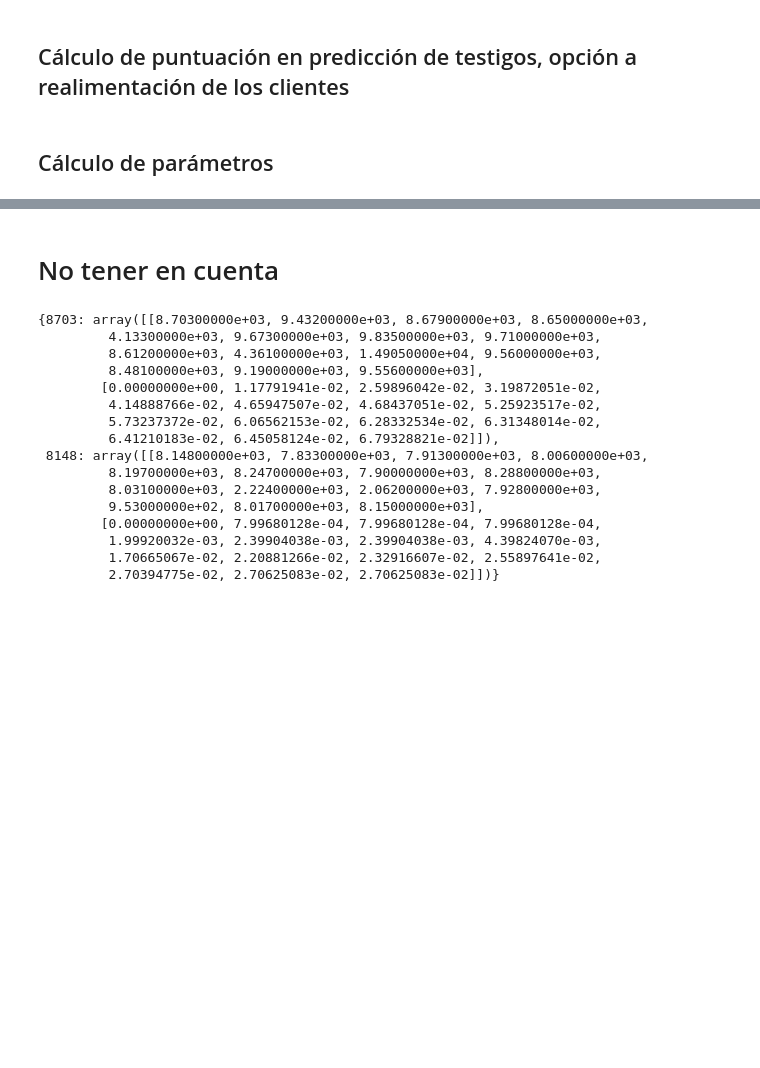
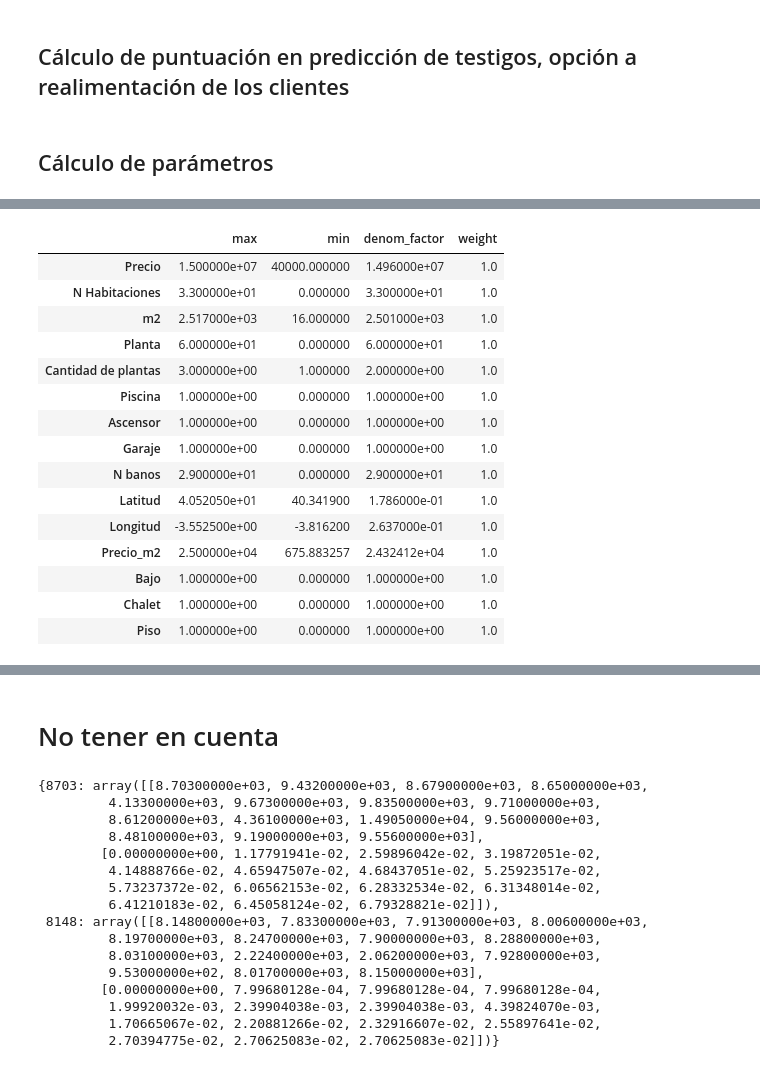
Before and after one commit to julioCasalV/tfm_kschool, a Jupyter notebook: Modelado.ipynb, the cells around one changed output, grey strips where cells are left out. Drawn from its saved outputs; the diff is of its cells as text; code cells hidden in the pictures; blank space fills up the shorter version.

```diff
--- a/Modelado.ipynb
+++ b/Modelado.ipynb
@@ -314,7 +278,7 @@ def total_factors_combinations(factor_list):
         total_factors_combinations.append(factors_item)
     return total_factors_combinations
 
-def ranking_factors_combinations(X_train, X_test, factor_list, conditions_sample):
+def ranking_factors_combinations(X_train, X_test, factor_list, conditions_sample, y_train):
     conditions_sample = parse_tipo(conditions_sample)
     factors_combinations = total_factors_combinations(factor_list)
     X_train_params = X_train.copy()
@@ -342,0 +348,40 @@ combinations = ranking_factors_combinations(X_train, X_test, factor_list, condit
+# %%
+%%time
+# Condiciones que determinamos para verificar un testigo como válido, el cálculo del score se basará en estas
+conditions_sample = {'Latitud':0.1,'Longitud':0.1,'m2':0.015}
+
+#~Parámetros para probar malla y ibtener los más adecuados
+factor_list = {}
+factor_list['Latitud'] = [0.1,0.4,1]
+factor_list['Longitud'] = [0.1,0.4,1]
+factor_list['m2'] = [0.1,0.4,1]
+factor_list['Tipo'] = [0.1]
+
+data = pd.read_csv('Datos_Madrid_tratados.csv')
+
+
+data2 = data.copy()
+
+# Conjunto que usaremos para obtener parámetros y comprobar resultados en CV
+data2_train = data2.sample(frac=0.75, random_state = 0)
+
+
+data2_train.loc[data2_train["Tipo"].isin(["Atico", "Residencial"]), "Tipo"] = "Piso"
+data2_train.loc[data2_train["Tipo"].isin(["Entreplanta", "Uso comercial"]), "Tipo"] = "Bajo"
+
+# Conjunto donde probaremos después los parámetros, dummificación y normalizaciones obtenidas en CV como conjunto de datos nuevos
+data2_valid = data2.drop(data2_train.index)
+
+# AHORA TRABAJAREMOS CON TRAIN PARA MANTENER VALID COMO CONJUNTO INDEPENDIENTE
+
+dummy_type = pd.get_dummies(data2_train['Tipo'])
+home_type_columns = dummy_type.columns
+data2_train = pd.concat([data2_train, dummy_type], axis=1)
+
+data2_train = data2_train.select_dtypes(exclude=object).drop('ID',axis=1)
+
+predict = 'Precio_m2'
+features_exclude = ['Precio'] + [predict]
+features = [column for column in data2_train if column not in features_exclude]
+
+cv_trial = CV_function(data=data2_train, n=2, conditions=conditions_sample, features=features, predict=predict, factor_list=factor_list)
@@ -342,0 +393,20 @@ combinations = ranking_factors_combinations(X_train, X_test, factor_list, condit
+# %%
+factors_cv_mean = sum([cv_trial[item]["normalizations"] for item in cv_trial])/len(cv_trial)
+factors_cv_mean
+# %% [output]
+|  | max | min | denom_factor | weight |
+| Precio | 1.500000e+07 | 40000.000000 | 1.496000e+07 | 1.0 |
+| N Habitaciones | 3.300000e+01 | 0.000000 | 3.300000e+01 | 1.0 |
+| m2 | 2.517000e+03 | 16.000000 | 2.501000e+03 | 1.0 |
+| Planta | 6.000000e+01 | 0.000000 | 6.000000e+01 | 1.0 |
+| Cantidad de plantas | 3.000000e+00 | 1.000000 | 2.000000e+00 | 1.0 |
+| Piscina | 1.000000e+00 | 0.000000 | 1.000000e+00 | 1.0 |
+| Ascensor | 1.000000e+00 | 0.000000 | 1.000000e+00 | 1.0 |
+| Garaje | 1.000000e+00 | 0.000000 | 1.000000e+00 | 1.0 |
+| N banos | 2.900000e+01 | 0.000000 | 2.900000e+01 | 1.0 |
+| Latitud | 4.052050e+01 | 40.341900 | 1.786000e-01 | 1.0 |
+| Longitud | -3.552500e+00 | -3.816200 | 2.637000e-01 | 1.0 |
+| Precio_m2 | 2.500000e+04 | 675.883257 | 2.432412e+04 | 1.0 |
+| Bajo | 1.000000e+00 | 0.000000 | 1.000000e+00 | 1.0 |
+| Chalet | 1.000000e+00 | 0.000000 | 1.000000e+00 | 1.0 |
+| Piso | 1.000000e+00 | 0.000000 | 1.000000e+00 | 1.0 |
```
Also changed, not shown: parts of 20 cells of this notebook.
